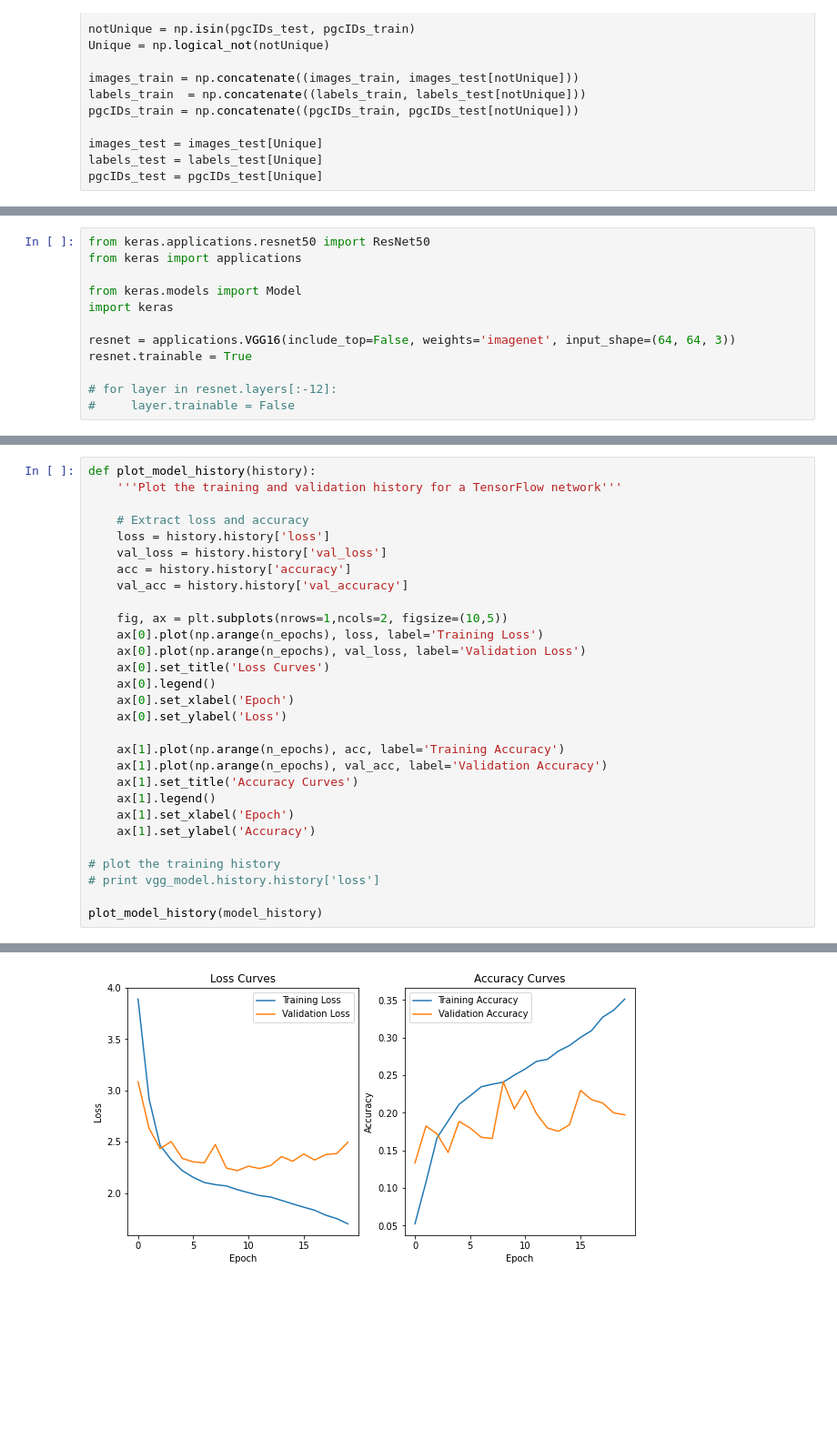
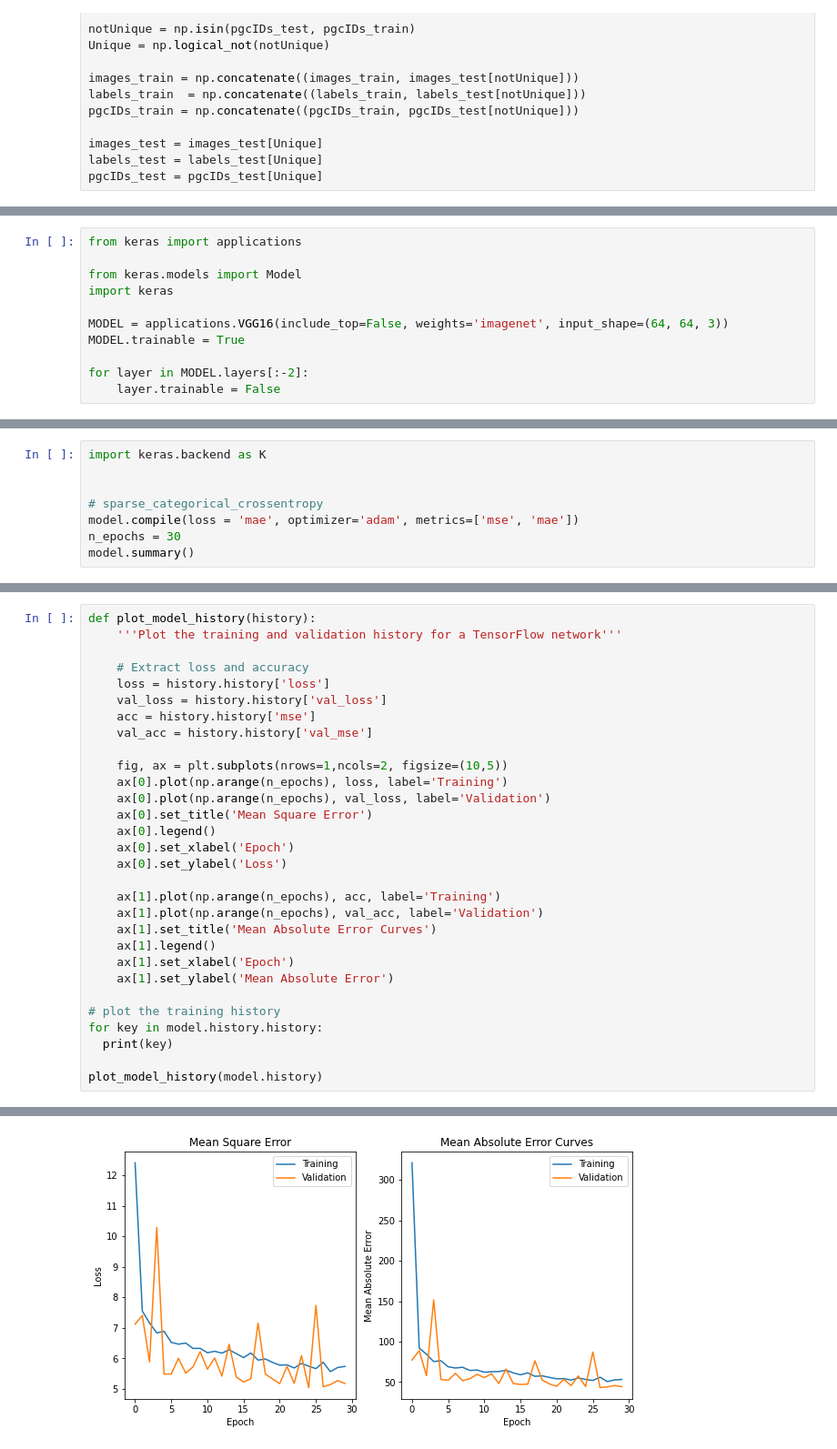
Before and after one commit to ekourkchi/incNET, a Jupyter notebook: VGG16_test.ipynb, the cells around one changed output, grey strips where cells are left out. Shown at 91% size. Drawn from its saved outputs; the diff is of its cells as text; blank space fills up the shorter version.

```diff
--- a/VGG16_test.ipynb
+++ b/VGG16_test.ipynb
@@ -66,14 +66,13 @@ images_train  = images_train / 255.
 # %%
-from keras.applications.resnet50 import ResNet50
 from keras import applications
 
 from keras.models import Model
 import keras
 
-resnet = applications.VGG16(include_top=False, weights='imagenet', input_shape=(64, 64, 3))
-resnet.trainable = True
+MODEL = applications.VGG16(include_top=False, weights='imagenet', input_shape=(64, 64, 3))
+MODEL.trainable = True
 
-# for layer in resnet.layers[:-12]:
-#     layer.trainable = False
+for layer in MODEL.layers[:-2]:
+    layer.trainable = False
 # %%
 import pandas as pd
@@ -179,0 +152,8 @@ _________________________________________________________________
+# %%
+import keras.backend as K
+
+
+# sparse_categorical_crossentropy
+model.compile(loss = 'mae', optimizer='adam', metrics=['mse', 'mae'])
+n_epochs = 30
+model.summary()
@@ -207,26 +206,27 @@ def plot_model_history(history):
     # Extract loss and accuracy
     loss = history.history['loss']
     val_loss = history.history['val_loss']
-    acc = history.history['accuracy']
-    val_acc = history.history['val_accuracy']
+    acc = history.history['mse']
+    val_acc = history.history['val_mse']
 
     fig, ax = plt.subplots(nrows=1,ncols=2, figsize=(10,5))
-    ax[0].plot(np.arange(n_epochs), loss, label='Training Loss')
-    ax[0].plot(np.arange(n_epochs), val_loss, label='Validation Loss')
-    ax[0].set_title('Loss Curves')
+    ax[0].plot(np.arange(n_epochs), loss, label='Training')
+    ax[0].plot(np.arange(n_epochs), val_loss, label='Validation')
+    ax[0].set_title('Mean Square Error')
     ax[0].legend()
     ax[0].set_xlabel('Epoch')
     ax[0].set_ylabel('Loss')
 
-    ax[1].plot(np.arange(n_epochs), acc, label='Training Accuracy')
-    ax[1].plot(np.arange(n_epochs), val_acc, label='Validation Accuracy')
-    ax[1].set_title('Accuracy Curves')
+    ax[1].plot(np.arange(n_epochs), acc, label='Training')
+    ax[1].plot(np.arange(n_epochs), val_acc, label='Validation')
+    ax[1].set_title('Mean Absolute Error Curves')
     ax[1].legend()
     ax[1].set_xlabel('Epoch')
-    ax[1].set_ylabel('Accuracy')
+    ax[1].set_ylabel('Mean Absolute Error')
 
 # plot the training history
-# print vgg_model.history.history['loss']
+for key in model.history.history:
+  print(key)
 
-plot_model_history(model_history)
+plot_model_history(model.history)
 # %% [output]
@@ -233,2 +239,2 @@ plot_model_history(model_history)
-[figure, old version]
+[figure, new version]
 # %%
```
Also changed, not shown: parts of 11 cells of this notebook.
